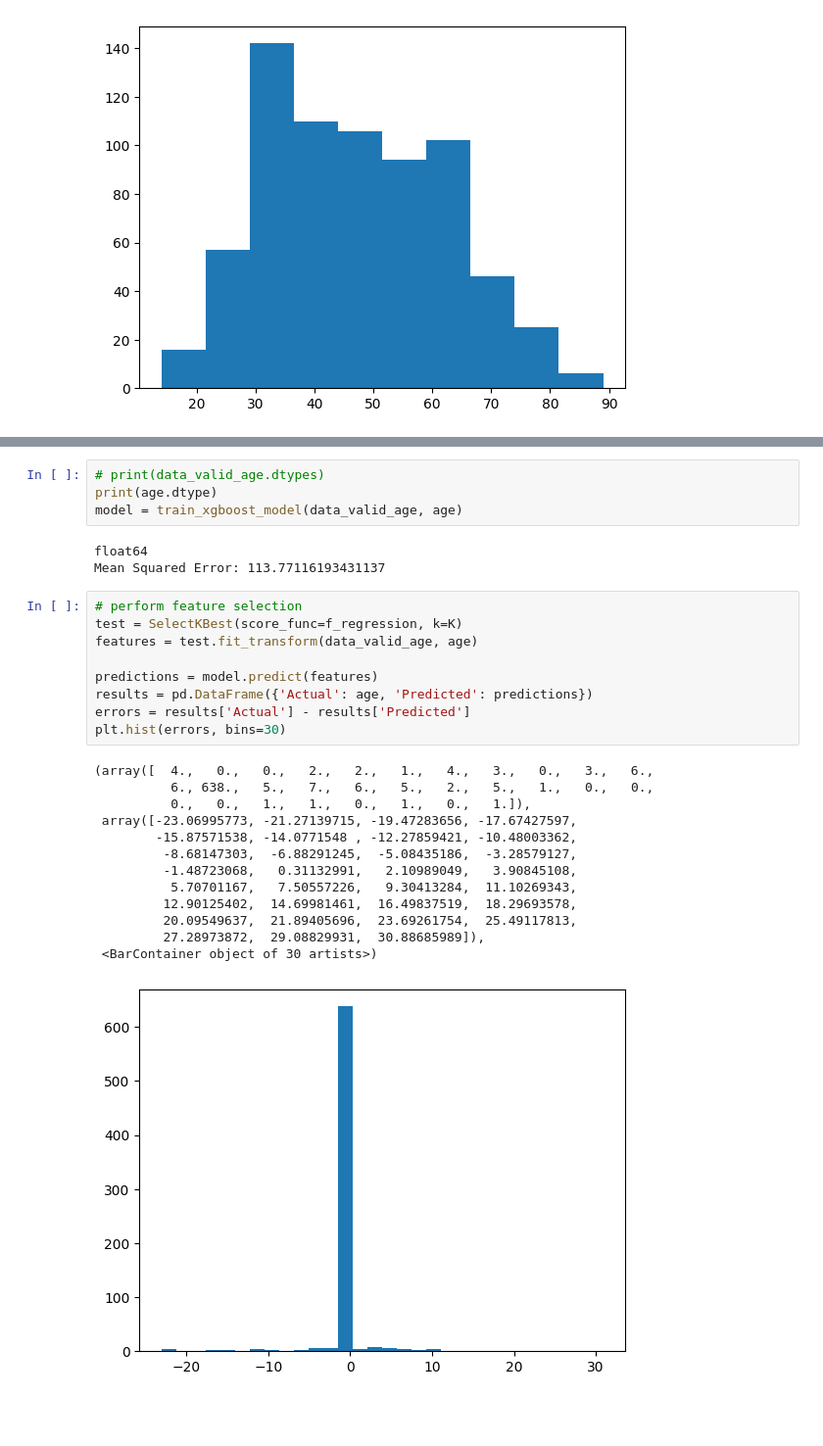
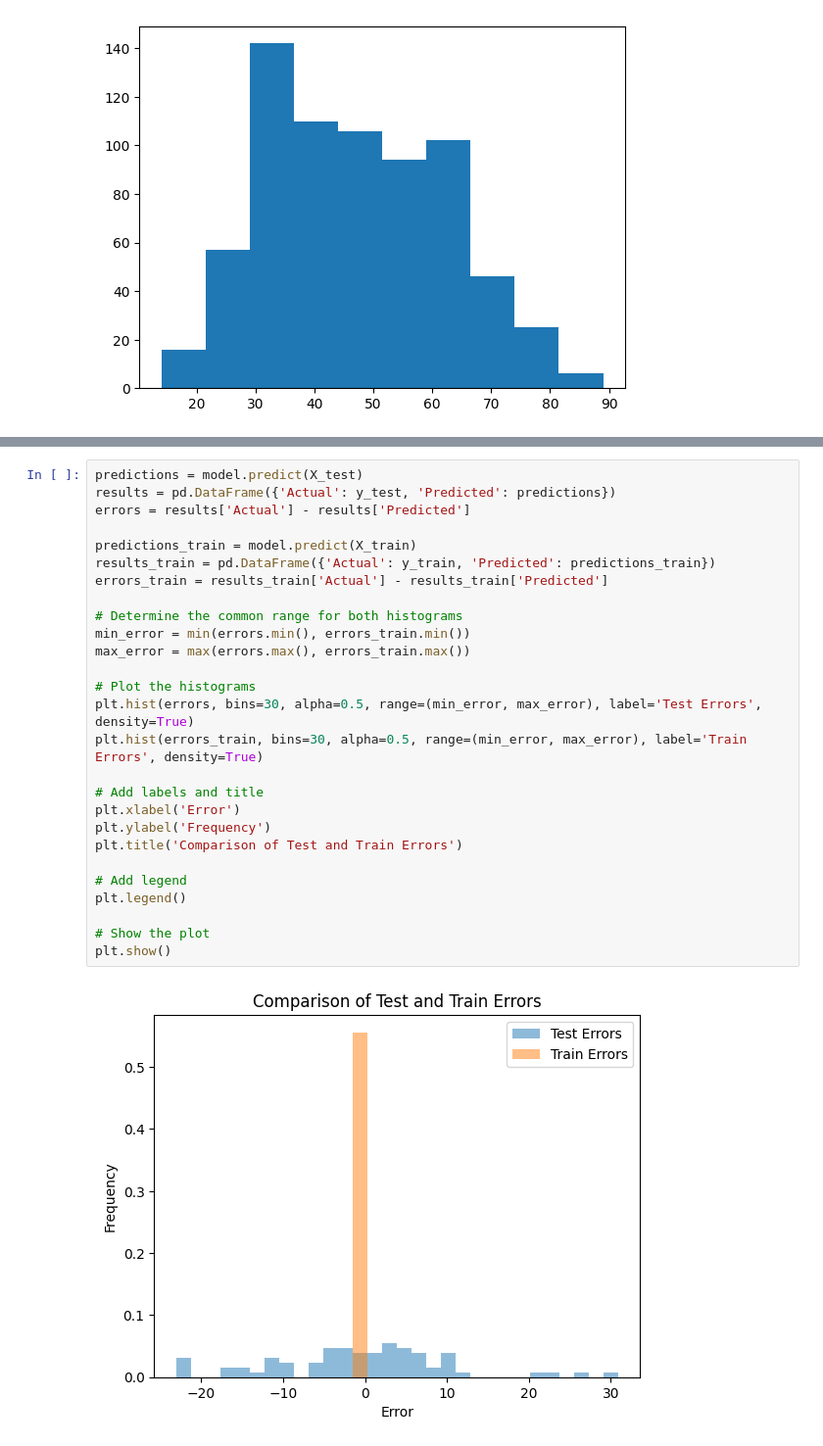
Before and after one commit to igorperic17/gene-expression-age-prediction, a Jupyter notebook: xgboost_age.ipynb, the cells around one changed output, grey strips where cells are left out. Shown: that part at 98% size. Drawn from its saved outputs; the diff is of its cells as text; blank space fills up the shorter version.

Commit message:
Error comparison charts

```diff
--- a/xgboost_age.ipynb
+++ b/xgboost_age.ipynb
@@ -280,33 +279,32 @@ def train_xgboost_model(data, target):
-# %%
-# print(data_valid_age.dtypes)
-print(age.dtype)
-model = train_xgboost_model(data_valid_age, age)
-# %% [output]
-float64
-Mean Squared Error: 113.77116193431137
-# %%
-# perform feature selection
-test = SelectKBest(score_func=f_regression, k=K)
-features = test.fit_transform(data_valid_age, age)
-
-predictions = model.predict(features)
-results = pd.DataFrame({'Actual': age, 'Predicted': predictions})
-errors = results['Actual'] - results['Predicted']
-plt.hist(errors, bins=30)
-# %% [output]
-(array([  4.,   0.,   0.,   2.,   2.,   1.,   4.,   3.,   0.,   3.,   6.,
-          6., 638.,   5.,   7.,   6.,   5.,   2.,   5.,   1.,   0.,   0.,
-          0.,   0.,   1.,   1.,   0.,   1.,   0.,   1.]),
- array([-23.06995773, -21.27139715, -19.47283656, -17.67427597,
-        -15.87571538, -14.0771548 , -12.27859421, -10.48003362,
-         -8.68147303,  -6.88291245,  -5.08435186,  -3.28579127,
-         -1.48723068,   0.31132991,   2.10989049,   3.90845108,
-          5.70701167,   7.50557226,   9.30413284,  11.10269343,
-         12.90125402,  14.69981461,  16.49837519,  18.29693578,
-         20.09549637,  21.89405696,  23.69261754,  25.49117813,
-         27.28973872,  29.08829931,  30.88685989]),
- <BarContainer object of 30 artists>)
-[figure, removed]
+# %%
+predictions = model.predict(X_test)
+results = pd.DataFrame({'Actual': y_test, 'Predicted': predictions})
+errors = results['Actual'] - results['Predicted']
+
+predictions_train = model.predict(X_train)
+results_train = pd.DataFrame({'Actual': y_train, 'Predicted': predictions_train})
+errors_train = results_train['Actual'] - results_train['Predicted']
+
+# Determine the common range for both histograms
+min_error = min(errors.min(), errors_train.min())
+max_error = max(errors.max(), errors_train.max())
+
+# Plot the histograms
+plt.hist(errors, bins=30, alpha=0.5, range=(min_error, max_error), label='Test Errors', density=True)
+plt.hist(errors_train, bins=30, alpha=0.5, range=(min_error, max_error), label='Train Errors', density=True)
+
+# Add labels and title
+plt.xlabel('Error')
+plt.ylabel('Frequency')
+plt.title('Comparison of Test and Train Errors')
+
+# Add legend
+plt.legend()
+
+# Show the plot
+plt.show()
+# %% [output]
+[figure, added]
 # %%
 results
 # %% [output]
```
Also changed, not shown: parts of 2 cells of this notebook.
